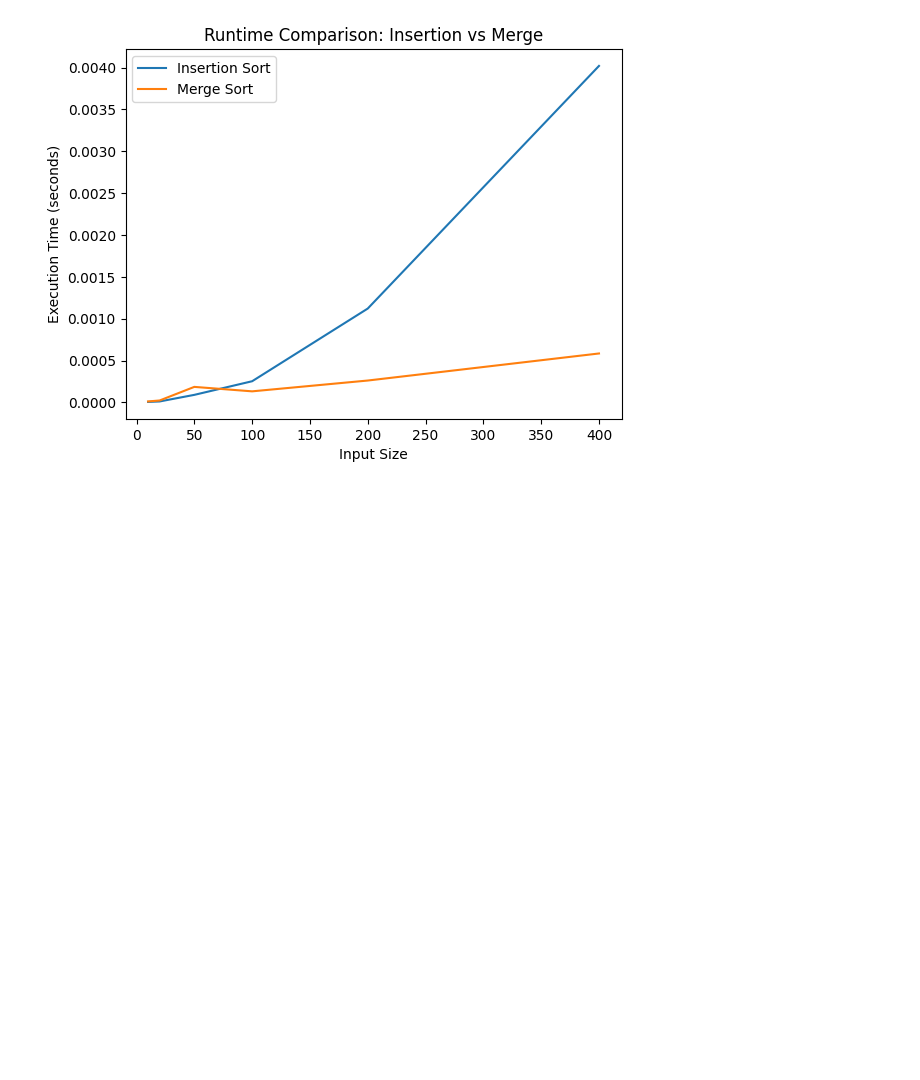
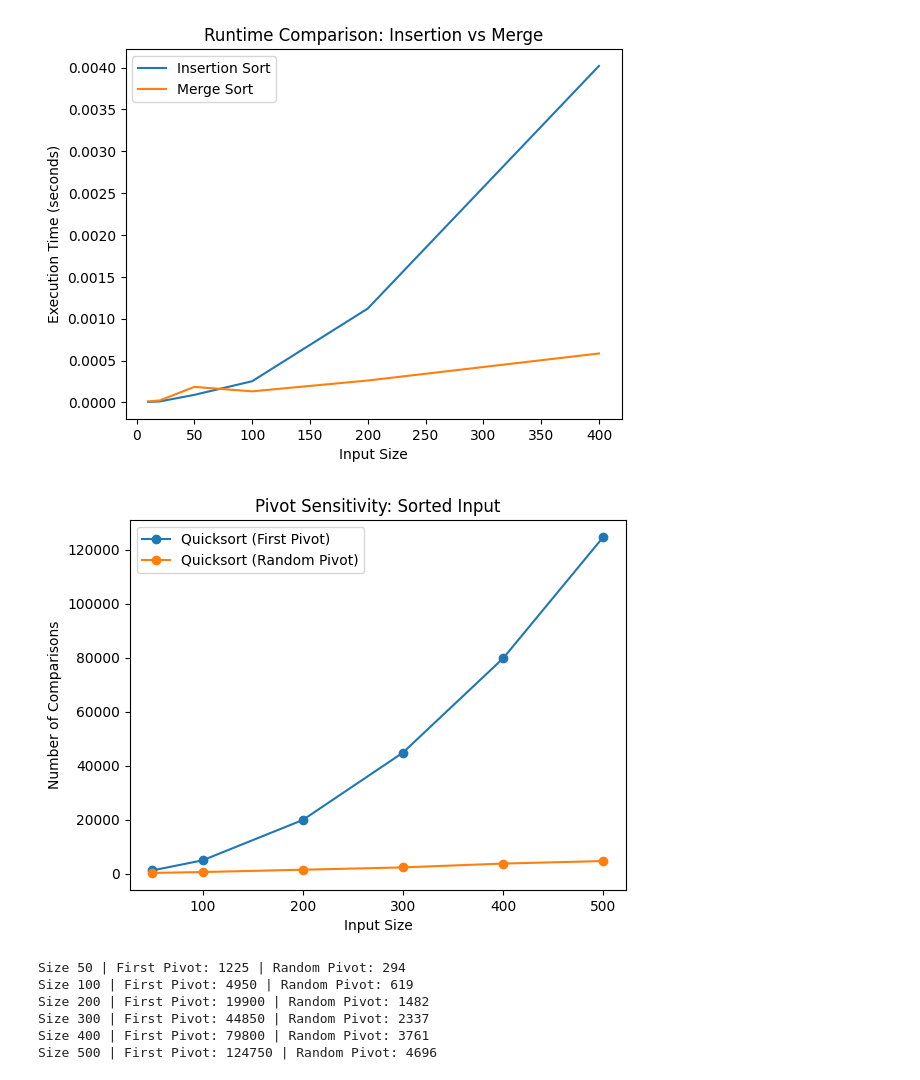
Before and after one commit to aishvibansal/algorithm-performance-study, a Jupyter notebook: notebooks/algorithm_performance_study.ipynb, the cells around one changed output. Cells and saved outputs as stored; diff of their text form; code cells hidden in the pictures; blank space fills up the shorter version.

Commit message:
Add quicksort implementations, pivot sensitivity analysis, and CLI benchmarking framework

```diff
--- a/notebooks/algorithm_performance_study.ipynb
+++ b/notebooks/algorithm_performance_study.ipynb
@@ -246,3 +248,38 @@ plt.legend()
 plt.show()
 # %% [output]
 [figure]
+# %%
+sizes = [50, 100, 200, 300, 400, 500]
+
+first_pivot_comparisons = []
+random_pivot_comparisons = []
+
+for size in sizes:
+    data = list(range(size))  # Sorted input (worst-case for first pivot)
+
+    first_result = quicksort_first_pivot(data)
+    random_result = quicksort_random_pivot(data)
+
+    first_pivot_comparisons.append(first_result.comparisons)
+    random_pivot_comparisons.append(random_result.comparisons)
+# %%
+plt.plot(sizes, first_pivot_comparisons, marker='o', label="Quicksort (First Pivot)")
+plt.plot(sizes, random_pivot_comparisons, marker='o', label="Quicksort (Random Pivot)")
+
+plt.xlabel("Input Size")
+plt.ylabel("Number of Comparisons")
+plt.title("Pivot Sensitivity: Sorted Input")
+plt.legend()
+plt.show()
+# %% [output]
+[figure, added]
+# %%
+for i in range(len(sizes)):
+    print(f"Size {sizes[i]} | First Pivot: {first_pivot_comparisons[i]} | Random Pivot: {random_pivot_comparisons[i]}")
+# %% [output]
+Size 50 | First Pivot: 1225 | Random Pivot: 294
+Size 100 | First Pivot: 4950 | Random Pivot: 619
+Size 200 | First Pivot: 19900 | Random Pivot: 1482
+Size 300 | First Pivot: 44850 | Random Pivot: 2337
+Size 400 | First Pivot: 79800 | Random Pivot: 3761
+Size 500 | First Pivot: 124750 | Random Pivot: 4696
```
Also changed, not shown: parts of 2 cells of this notebook, 3 other files.
